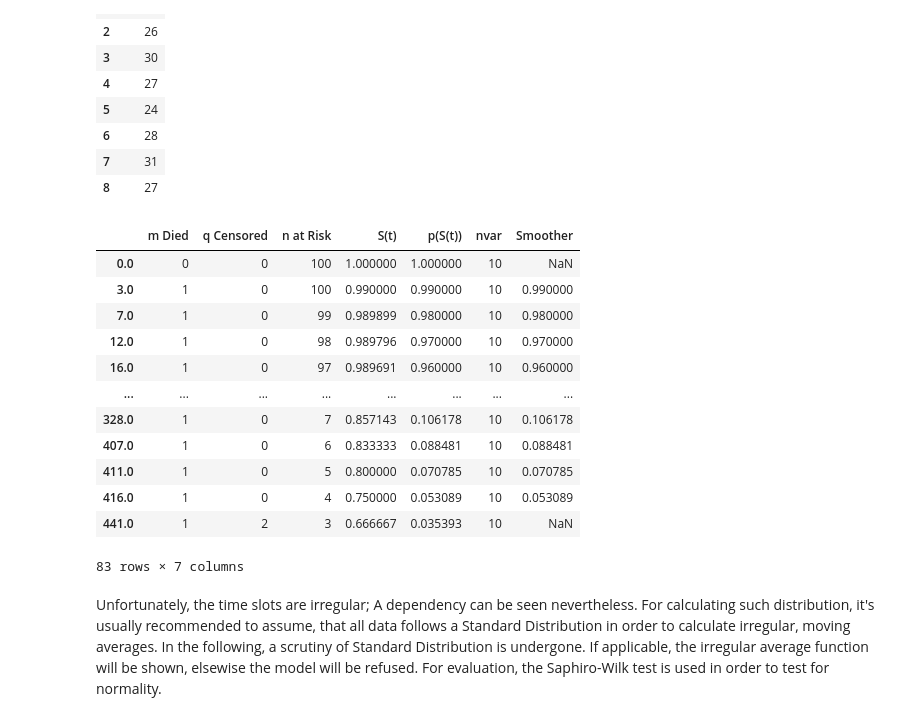
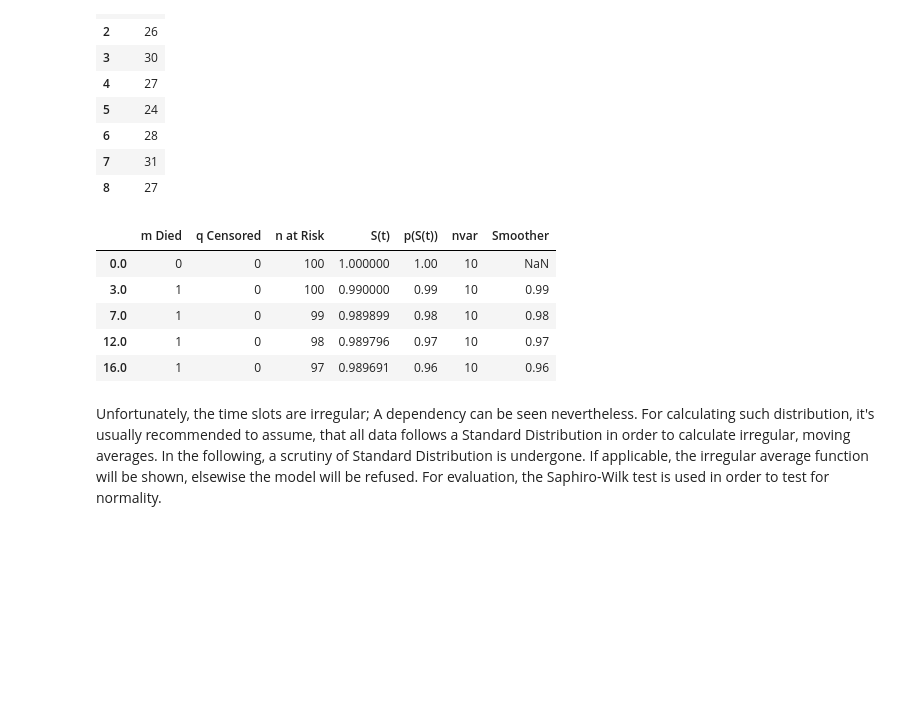
Before and after one commit to denizterzioglu/sabbo, a Jupyter notebook: ANotebook.ipynb, the cells around one changed output. Saved outputs shown, nothing was run; the diff lists cells and outputs as text; code cells hidden in the pictures; blank space fills up the shorter version.

```diff
--- a/ANotebook.ipynb
+++ b/ANotebook.ipynb
@@ -342,46 +363,39 @@ def regMovingAvg(MNQDf, windowSize):
             sliderPointer = a
             try:
                 for i in range(windowSize):
                     summarizer.append(PValDict[sliderPointer])
                     sliderPointer+=1
             except IndexError:
                 summarizer.append(np.nan)
                 sliderPointer+=1
             val = sum(summarizer) / windowSize
             key = a+1           # index
             SAVal[key] = val
             summarizer.clear()
             SAVal = {key: value for key, value in SAVal.items() if not pd.isna(value)}
 
     # make the format of SAVal the same as for all other columns
     appender = int((windowSize-1)/2)
     for i in range(appender):
         SAResult.append(np.nan)
     for value in SAVal.values():
         SAResult.append(value)
     for i in range(appender):
         SAResult.append(np.nan)
 
     del summarizer, val, key, SAVal, sliderPointer
     return SAResult
 
 
 MNQDf["Smoother"] = regMovingAvg(MNQDf, 3)
-MNQDf
+MNQDf.head()
 # %% [output]
 |  | m Died | q Censored | n at Risk | S(t) | p(S(t)) | nvar | Smoother |
-| 0.0 | 0 | 0 | 100 | 1.000000 | 1.000000 | 10 | NaN |
-| 3.0 | 1 | 0 | 100 | 0.990000 | 0.990000 | 10 | 0.990000 |
-| 7.0 | 1 | 0 | 99 | 0.989899 | 0.980000 | 10 | 0.980000 |
-| 12.0 | 1 | 0 | 98 | 0.989796 | 0.970000 | 10 | 0.970000 |
-| 16.0 | 1 | 0 | 97 | 0.989691 | 0.960000 | 10 | 0.960000 |
-| ... | ... | ... | ... | ... | ... | ... | ... |
-| 328.0 | 1 | 0 | 7 | 0.857143 | 0.106178 | 10 | 0.106178 |
-| 407.0 | 1 | 0 | 6 | 0.833333 | 0.088481 | 10 | 0.088481 |
-| 411.0 | 1 | 0 | 5 | 0.800000 | 0.070785 | 10 | 0.070785 |
-| 416.0 | 1 | 0 | 4 | 0.750000 | 0.053089 | 10 | 0.053089 |
-| 441.0 | 1 | 2 | 3 | 0.666667 | 0.035393 | 10 | NaN |
+| 0.0 | 0 | 0 | 100 | 1.000000 | 1.00 | 10 | NaN |
+| 3.0 | 1 | 0 | 100 | 0.990000 | 0.99 | 10 | 0.99 |
+| 7.0 | 1 | 0 | 99 | 0.989899 | 0.98 | 10 | 0.98 |
+| 12.0 | 1 | 0 | 98 | 0.989796 | 0.97 | 10 | 0.97 |
+| 16.0 | 1 | 0 | 97 | 0.989691 | 0.96 | 10 | 0.96 |
-83 rows × 7 columns
 # %%
 MNQDf = MNQDf.drop(columns="Smoother")
 # %% [markdown]
```
Also changed, not shown: parts of 10 cells of this notebook.
